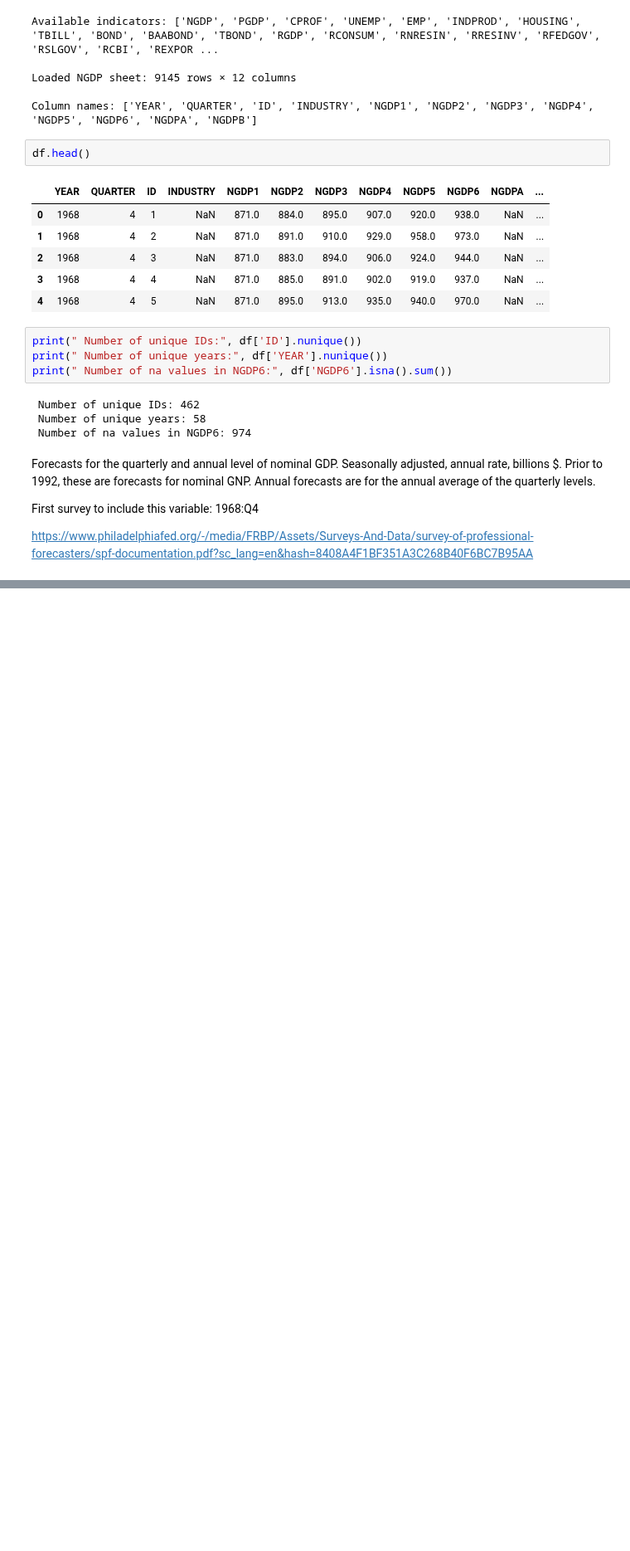
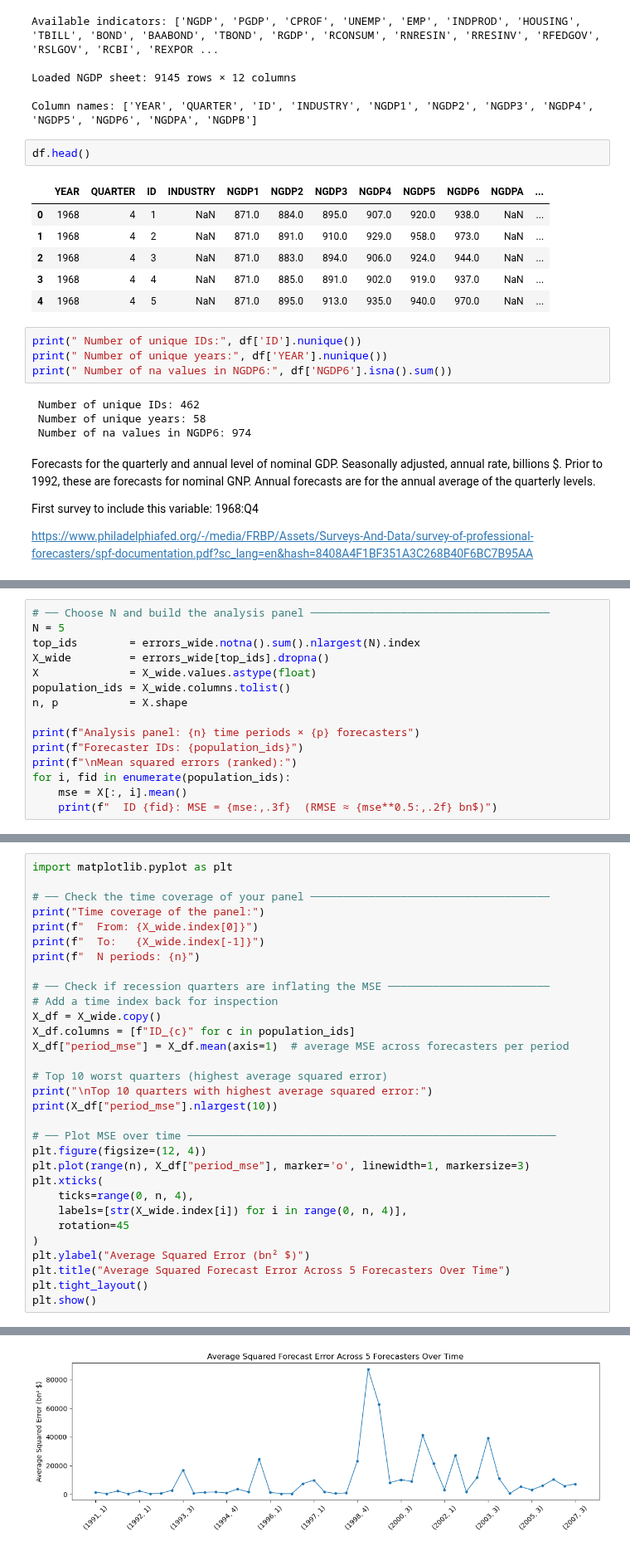
Before and after one commit to ParimahSafarian/ranks-inference-forecasters, a Jupyter notebook: notebooks/02_Analysis_Phfed.ipynb, the cells around one changed output, grey strips where cells are left out. Shown at 83% size. Saved outputs shown, nothing was run; the diff lists cells and outputs as text; blank space fills up the shorter version.

```diff
--- a/notebooks/02_Analysis_Phfed.ipynb
+++ b/notebooks/02_Analysis_Phfed.ipynb
@@ -455,0 +302,15 @@ Rank | Population | Mean       | CI Bootstrap | CI Stepwise  |
+# %%
+# ── Choose N and build the analysis panel ─────────────────────────────────────
+N = 5
+top_ids        = errors_wide.notna().sum().nlargest(N).index
+X_wide         = errors_wide[top_ids].dropna()
+X              = X_wide.values.astype(float)
+population_ids = X_wide.columns.tolist()
+n, p           = X.shape
+
+print(f"Analysis panel: {n} time periods × {p} forecasters")
+print(f"Forecaster IDs: {population_ids}")
+print(f"\nMean squared errors (ranked):")
+for i, fid in enumerate(population_ids):
+    mse = X[:, i].mean()
+    print(f"  ID {fid}: MSE = {mse:,.3f}  (RMSE ≈ {mse**0.5:,.2f} bn$)")
@@ -455,0 +327,32 @@ Rank | Population | Mean       | CI Bootstrap | CI Stepwise  |
+# %%
+import matplotlib.pyplot as plt
+
+# ── Check the time coverage of your panel ─────────────────────────────────────
+print("Time coverage of the panel:")
+print(f"  From: {X_wide.index[0]}")
+print(f"  To:   {X_wide.index[-1]}")
+print(f"  N periods: {n}")
+
+# ── Check if recession quarters are inflating the MSE ─────────────────────────
+# Add a time index back for inspection
+X_df = X_wide.copy()
+X_df.columns = [f"ID_{c}" for c in population_ids]
+X_df["period_mse"] = X_df.mean(axis=1)  # average MSE across forecasters per period
+
+# Top 10 worst quarters (highest average squared error)
+print("\nTop 10 quarters with highest average squared error:")
+print(X_df["period_mse"].nlargest(10))
+
+# ── Plot MSE over time ─────────────────────────────────────────────────────────
+plt.figure(figsize=(12, 4))
+plt.plot(range(n), X_df["period_mse"], marker='o', linewidth=1, markersize=3)
+plt.xticks(
+    ticks=range(0, n, 4),
+    labels=[str(X_wide.index[i]) for i in range(0, n, 4)],
+    rotation=45
+)
+plt.ylabel("Average Squared Error (bn² $)")
+plt.title("Average Squared Forecast Error Across 5 Forecasters Over Time")
+plt.tight_layout()
+plt.show()
+# %% [output]
@@ -455,0 +377 @@ Rank | Population | Mean       | CI Bootstrap | CI Stepwise  |
+[figure, added]
```
Also changed, not shown: parts of 42 cells of this notebook, 1 other file.
